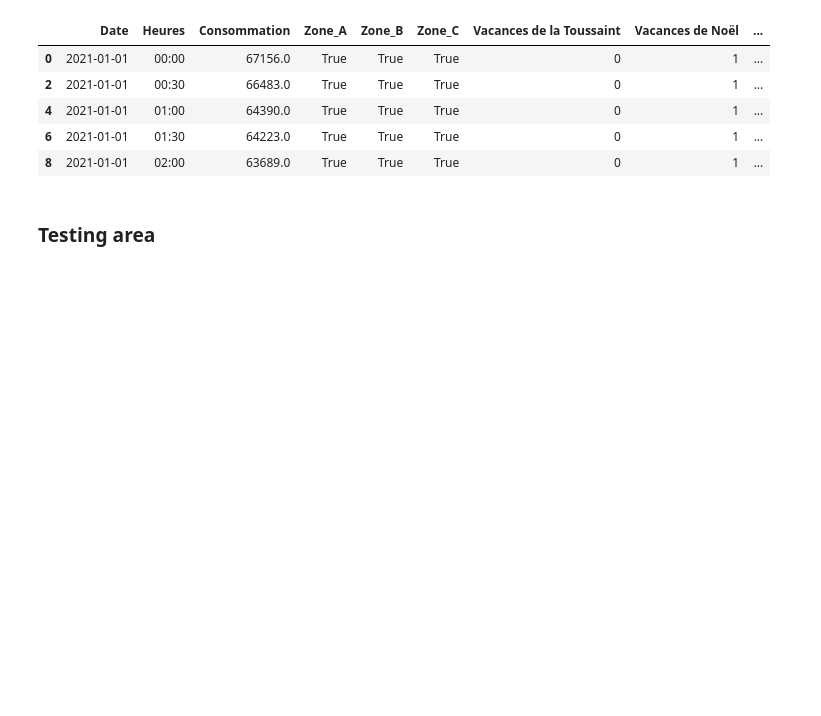
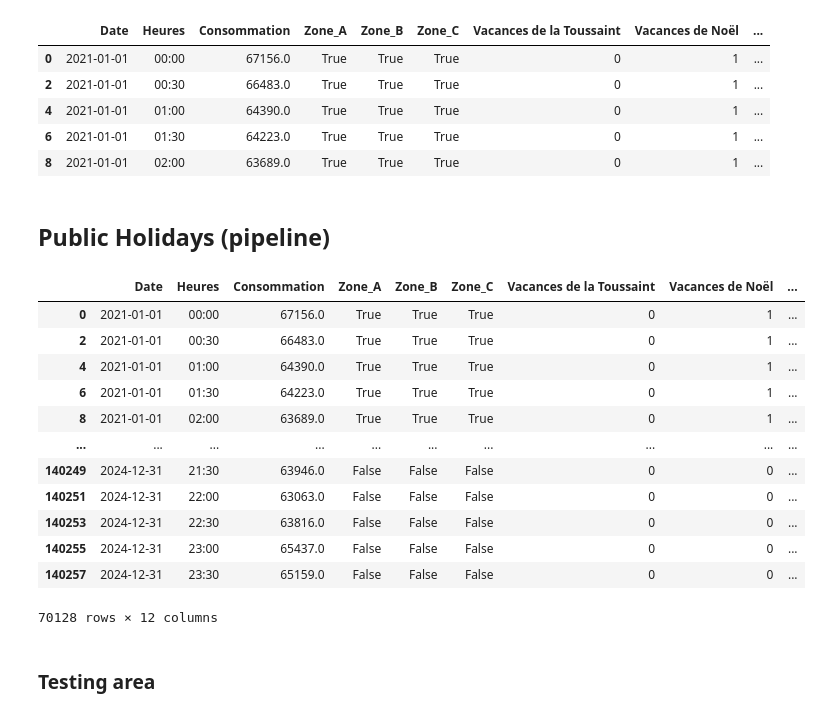
Before and after one commit to Marwane-ELM/energy_peak_prediction_fr, a Jupyter notebook: data_exploration.ipynb, the cells around one changed output. Cells and saved outputs as stored; diff of their text form; code cells hidden in the pictures; blank space fills up the shorter version.

Commit message:
new jupyter notebook dedicated to pipelines + adding scripts in raw_preprocessing.py

```diff
--- a/data_exploration.ipynb
+++ b/data_exploration.ipynb
@@ -395,6 +398,6 @@ new_holidays
 # %% [markdown]
 ## School holidays (py pipeline)
 # %%
-holidays2 = school_holidays_preprocess(conso2, "data/calendar/")
+holidays2 = school_holidays_preprocess(conso2, PATH_HOLIDAYS="data/calendar/", PATH_ARTIFACTS="artifacts/py_artifacts/")
 holidays2
 # %% [output]
@@ -585,4 +589,3 @@ df_no_holidays good
 # %%
 # We merge them with pd.concat instead of pd.merge beacause the axis and the sizes are identical.
-conso = pd.concat([conso, new_holidays.drop("Date", axis=1)], axis=1)
-conso.head()
+conso2 = pd.concat([conso2, holidays2.drop("Date", axis=1)], axis=1)
@@ -658,5 +663,24 @@ conso.head()
 | 4 | 2021-01-01 | 01:00 | 64390.0 | True | True | True | 0 | 1 | ... |
 | 6 | 2021-01-01 | 01:30 | 64223.0 | True | True | True | 0 | 1 | ... |
 | 8 | 2021-01-01 | 02:00 | 63689.0 | True | True | True | 0 | 1 | ... |
+# %% [markdown]
+## Public Holidays (pipeline)
+# %%
+public_holidays_preprocess(conso2, "data/calendar/")
+conso2
+# %% [output]
+|  | Date | Heures | Consommation | Zone_A | Zone_B | Zone_C | Vacances de la Toussaint | Vacances de Noël | ... |
+| 0 | 2021-01-01 | 00:00 | 67156.0 | True | True | True | 0 | 1 | ... |
+| 2 | 2021-01-01 | 00:30 | 66483.0 | True | True | True | 0 | 1 | ... |
+| 4 | 2021-01-01 | 01:00 | 64390.0 | True | True | True | 0 | 1 | ... |
+| 6 | 2021-01-01 | 01:30 | 64223.0 | True | True | True | 0 | 1 | ... |
+| 8 | 2021-01-01 | 02:00 | 63689.0 | True | True | True | 0 | 1 | ... |
+| ... | ... | ... | ... | ... | ... | ... | ... | ... | ... |
+| 140249 | 2024-12-31 | 21:30 | 63946.0 | False | False | False | 0 | 0 | ... |
+| 140251 | 2024-12-31 | 22:00 | 63063.0 | False | False | False | 0 | 0 | ... |
+| 140253 | 2024-12-31 | 22:30 | 63816.0 | False | False | False | 0 | 0 | ... |
+| 140255 | 2024-12-31 | 23:00 | 65437.0 | False | False | False | 0 | 0 | ... |
+| 140257 | 2024-12-31 | 23:30 | 65159.0 | False | False | False | 0 | 0 | ... |
+70128 rows × 12 columns
 # %% [markdown]
 ### Testing area
```
Also changed, not shown: parts of 5 cells of this notebook, 3 other files.
